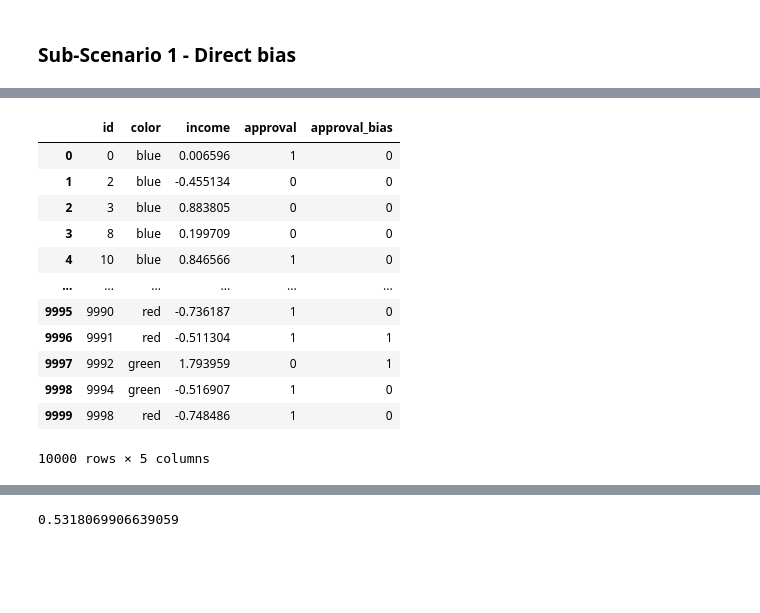
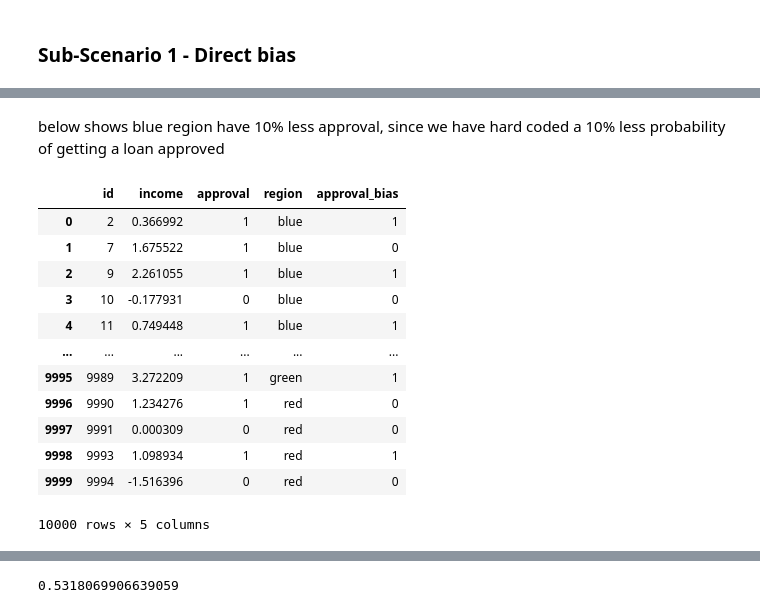
Before and after one commit to DAVIDCRUZ0202/pysimstudy, a Jupyter notebook: Demos/Simstudy Biased Data Demo.ipynb, the cells around one changed output, grey strips where cells are left out. Saved outputs shown, nothing was run; the diff lists cells and outputs as text; code cells hidden in the pictures; blank space fills up the shorter version.

```diff
--- a/Demos/Simstudy Biased Data Demo.ipynb
+++ b/Demos/Simstudy Biased Data Demo.ipynb
@@ -84 +103,3 @@ In this example we introduce categorical distribution named "region". This shows
+# %% [markdown]
+below shows blue region have 10% less approval, since we have hard coded a 10% less probability of getting a loan approved
 # %%
@@ -102,17 +113,17 @@ df3 = addCondition(defC, df2, newvar="approval_bias")
-# %%
-df3
-# %% [output]
-|  | id | color | income | approval | approval_bias |
-| 0 | 0 | blue | 0.006596 | 1 | 0 |
-| 1 | 2 | blue | -0.455134 | 0 | 0 |
-| 2 | 3 | blue | 0.883805 | 0 | 0 |
-| 3 | 8 | blue | 0.199709 | 0 | 0 |
-| 4 | 10 | blue | 0.846566 | 1 | 0 |
-| ... | ... | ... | ... | ... | ... |
-| 9995 | 9990 | red | -0.736187 | 1 | 0 |
-| 9996 | 9991 | red | -0.511304 | 1 | 1 |
-| 9997 | 9992 | green | 1.793959 | 0 | 1 |
-| 9998 | 9994 | green | -0.516907 | 1 | 0 |
-| 9999 | 9998 | red | -0.748486 | 1 | 0 |
-10000 rows × 5 columns
+# %%
+gdf2
+# %% [output]
+|  | id | income | approval | region | approval_bias |
+| 0 | 2 | 0.366992 | 1 | blue | 1 |
+| 1 | 7 | 1.675522 | 1 | blue | 0 |
+| 2 | 9 | 2.261055 | 1 | blue | 1 |
+| 3 | 10 | -0.177931 | 0 | blue | 0 |
+| 4 | 11 | 0.749448 | 1 | blue | 1 |
+| ... | ... | ... | ... | ... | ... |
+| 9995 | 9989 | 3.272209 | 1 | green | 1 |
+| 9996 | 9990 | 1.234276 | 1 | red | 0 |
+| 9997 | 9991 | 0.000309 | 0 | red | 0 |
+| 9998 | 9993 | 1.098934 | 1 | red | 1 |
+| 9999 | 9994 | -1.516396 | 0 | red | 0 |
+10000 rows × 5 columns
 # %%
```
Also changed, not shown: parts of 25 cells of this notebook.
